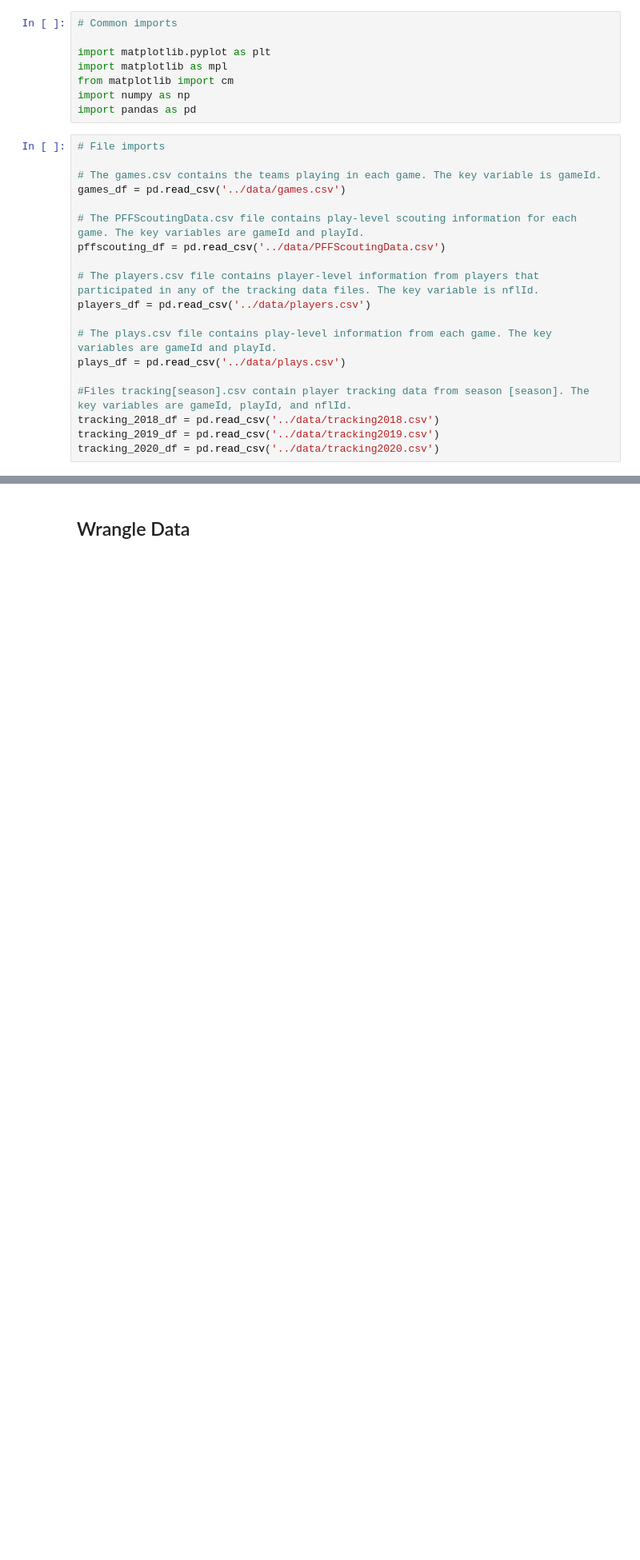
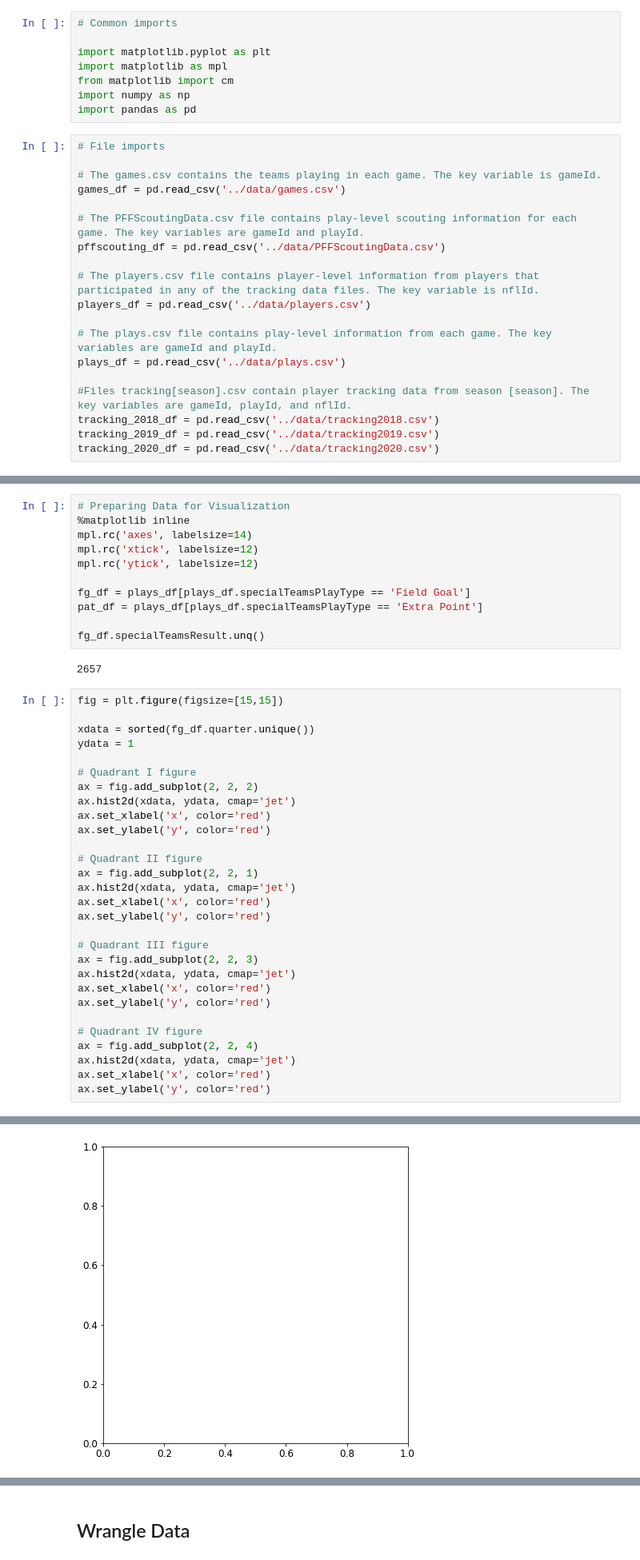
Before and after one commit to cbituin/nfl-big-data-bowl-2022, a Jupyter notebook: special-teams.ipynb, the cells around one changed output, grey strips where cells are left out. Shown: that part at 80% size. Cells and saved outputs as stored; diff of their text form; blank space fills up the shorter version.

Commit message:
feat: starts adding visualizations

```diff
--- a/special-teams.ipynb
+++ b/special-teams.ipynb
@@ -148,0 +96,43 @@ memory usage: 1.6+ GB
+# %%
+# Preparing Data for Visualization
+%matplotlib inline
+mpl.rc('axes', labelsize=14)
+mpl.rc('xtick', labelsize=12)
+mpl.rc('ytick', labelsize=12)
+
+fg_df = plays_df[plays_df.specialTeamsPlayType == 'Field Goal']
+pat_df = plays_df[plays_df.specialTeamsPlayType == 'Extra Point']
+
+fg_df.specialTeamsResult.unq()
+# %% [output]
+2657
+# %%
+fig = plt.figure(figsize=[15,15])
+
+xdata = sorted(fg_df.quarter.unique())
+ydata = 1
+
+# Quadrant I figure
+ax = fig.add_subplot(2, 2, 2)
+ax.hist2d(xdata, ydata, cmap='jet')
+ax.set_xlabel('x', color='red')
+ax.set_ylabel('y', color='red')
+
+# Quadrant II figure
+ax = fig.add_subplot(2, 2, 1)
+ax.hist2d(xdata, ydata, cmap='jet')
+ax.set_xlabel('x', color='red')
+ax.set_ylabel('y', color='red')
+
+# Quadrant III figure
+ax = fig.add_subplot(2, 2, 3)
+ax.hist2d(xdata, ydata, cmap='jet')
+ax.set_xlabel('x', color='red')
+ax.set_ylabel('y', color='red')
+
+# Quadrant IV figure
+ax = fig.add_subplot(2, 2, 4)
+ax.hist2d(xdata, ydata, cmap='jet')
+ax.set_xlabel('x', color='red')
+ax.set_ylabel('y', color='red')
+# %% [output]
@@ -148,0 +140 @@ memory usage: 1.6+ GB
+[figure, added]
```
Also changed, not shown: parts of 19 cells of this notebook.
